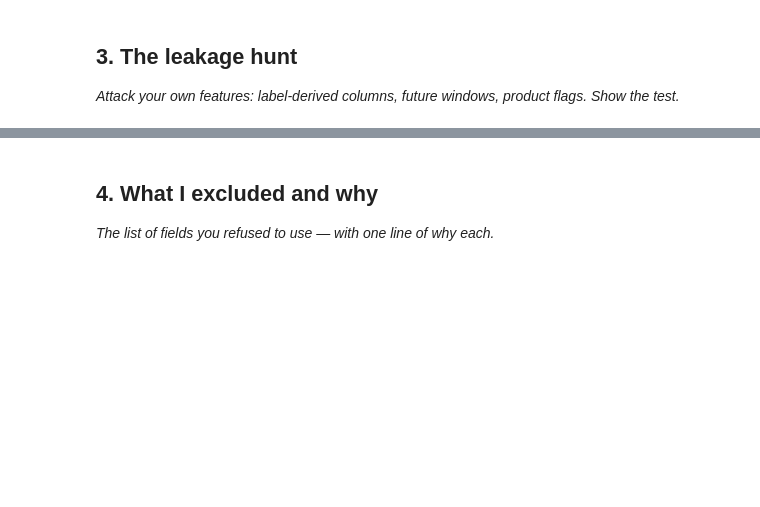
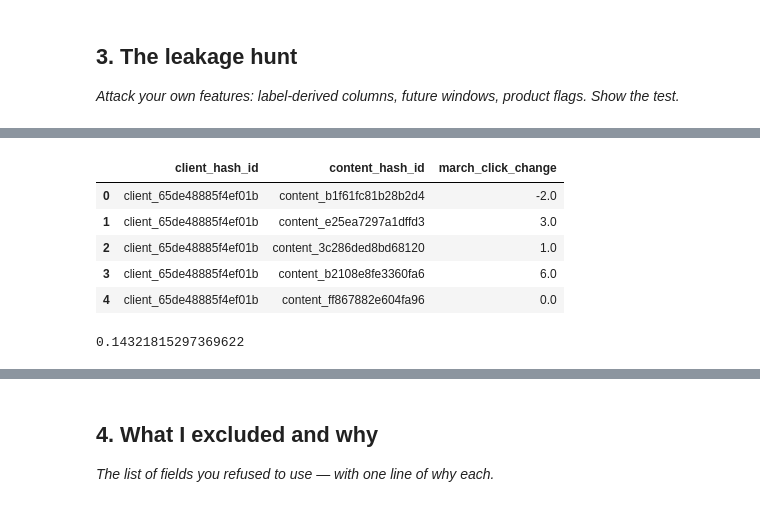
Before and after one commit to JasperOwen/flyrank-ml-internship, a Jupyter notebook: work/notebooks/w03_feature_leakage_check.ipynb, the cells around one changed output, grey strips where cells are left out. Saved outputs shown, nothing was run; the diff lists cells and outputs as text; code cells hidden in the pictures; blank space fills up the shorter version.

```diff
--- a/work/notebooks/w03_feature_leakage_check.ipynb
+++ b/work/notebooks/w03_feature_leakage_check.ipynb
@@ -29,0 +191,71 @@ This skeleton is yours to fill. Work the sections **in order** — each one has
+# %%
+outcome_frame = future_frame[
+    [
+        "client_hash_id",
+        "content_hash_id",
+        "march_click_change"
+    ]
+].copy()
+
+outcome_frame.head()
+# %% [output]
+|  | client_hash_id | content_hash_id | march_click_change |
+| 0 | client_65de48885f4ef01b | content_b1f61fc81b28b2d4 | -2.0 |
+| 1 | client_65de48885f4ef01b | content_e25ea7297a1dffd3 | 3.0 |
+| 2 | client_65de48885f4ef01b | content_3c286ded8bd68120 | 1.0 |
+| 3 | client_65de48885f4ef01b | content_b2108e8fe3360fa6 | 6.0 |
+| 4 | client_65de48885f4ef01b | content_ff867882e604fa96 | 0.0 |
+# %%
+from sklearn.model_selection import train_test_split
+from sklearn.linear_model import LinearRegression
+from sklearn.metrics import r2_score
+
+clean_features = [
+    "sessions_ai",
+    "early_march_clicks",
+    "early_march_avg_position",
+    "ga4_engaged_sessions",
+    "early_march_engagement_sec"
+]
+
+training_frame = feature_frame.merge(
+    outcome_frame[
+        [
+            "client_hash_id",
+            "content_hash_id",
+            "march_click_change"
+        ]
+    ],
+    on=[
+        "client_hash_id",
+        "content_hash_id"
+    ]
+)
+
+X_clean = training_frame[clean_features]
+y_clean = training_frame["march_click_change"]
+
+X_train, X_test, y_train, y_test = train_test_split(
+    X_clean,
+    y_clean,
+    test_size=0.2,
+    random_state=42
+)
+
+clean_model = LinearRegression()
+
+clean_model.fit(
+    X_train,
+    y_train
+)
+
+clean_predictions = clean_model.predict(X_test)
+
+clean_score = r2_score(
+    y_test,
+    clean_predictions
+)
+
+clean_score
+# %% [output]
+0.14321815297369622
```
Also changed, not shown: parts of 13 cells of this notebook.
